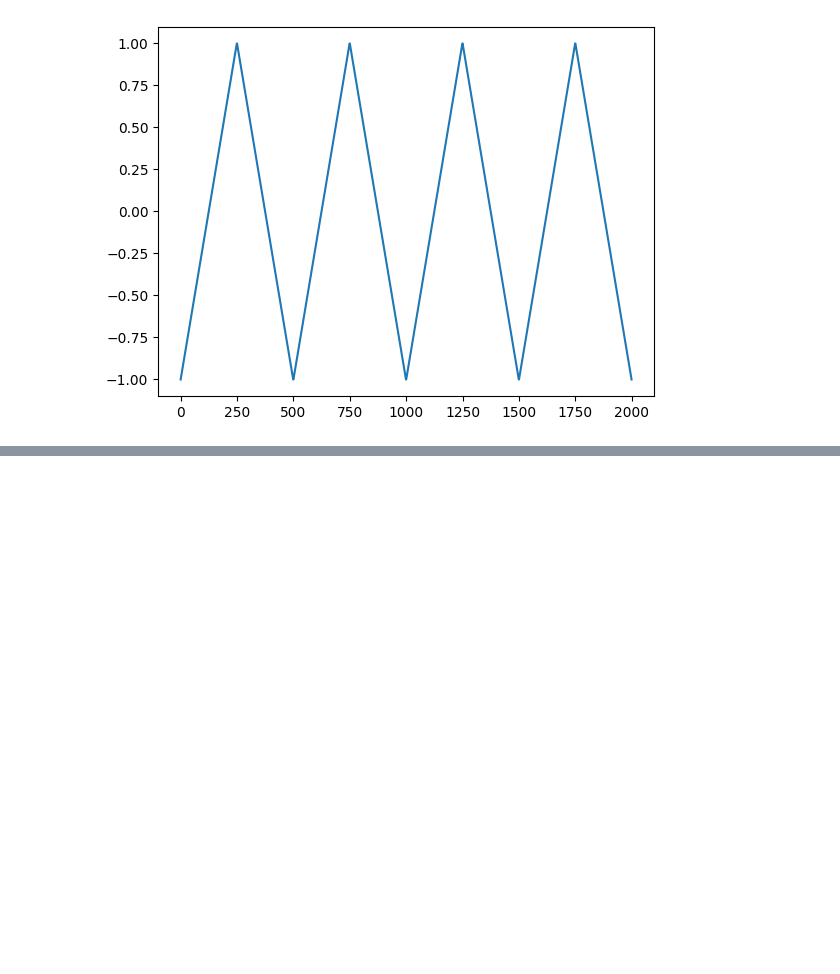
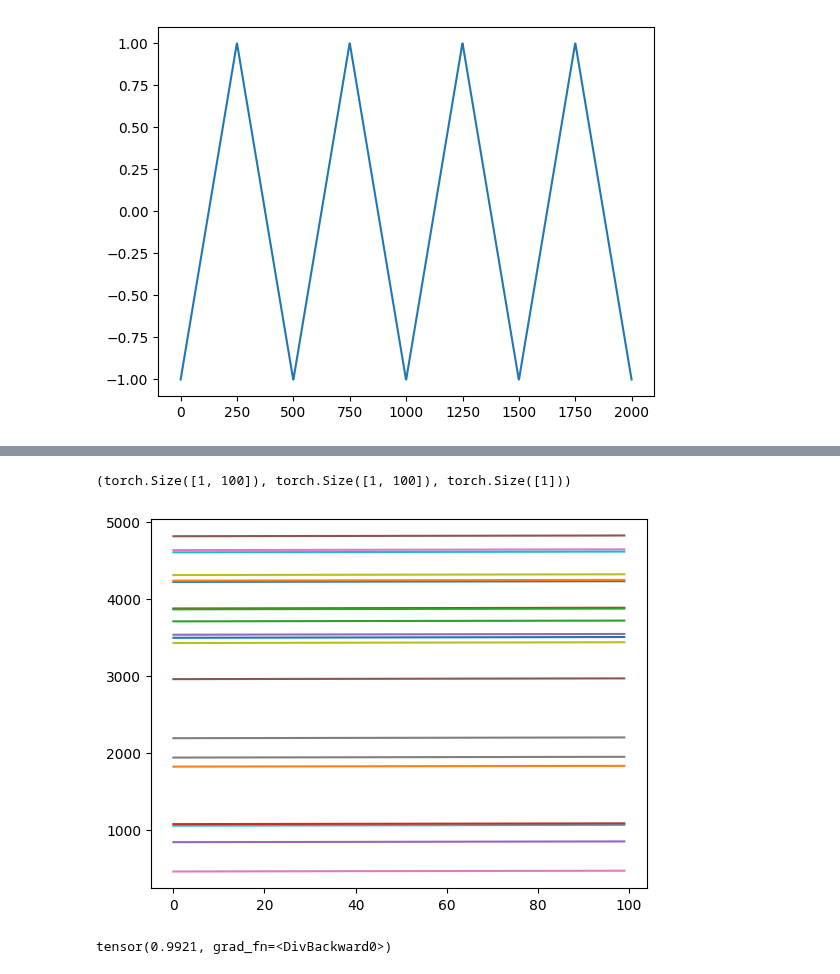
Before and after one commit to MalachiteWind/stable_node_control, a Jupyter notebook: notebooks/transient_data/transient_features.ipynb, the cells around one changed output, grey strips where cells are left out. Cells and saved outputs as stored; diff of their text form; code cells hidden in the pictures; blank space fills up the shorter version.

```diff
--- a/notebooks/transient_data/transient_features.ipynb
+++ b/notebooks/transient_data/transient_features.ipynb
@@ -122,0 +252,15 @@ plt.show()
+# %%
+x_true_batch.shape, t_batch.shape, x0_batch.shape
+# %% [output]
+(torch.Size([1, 100]), torch.Size([1, 100]), torch.Size([1]))
+# %%
+for ti in ts:
+    plt.plot(ti)
+# plt.yscale("log")
+plt.show()
+# %% [output]
+[figure, added]
+# %%
+torch.linalg.norm(x_pred-xs) / torch.linalg.norm(xs)
+# %% [output]
+tensor(0.9921, grad_fn=<DivBackward0>)
```
Also changed, not shown: parts of 20 cells of this notebook, 8 other files.
